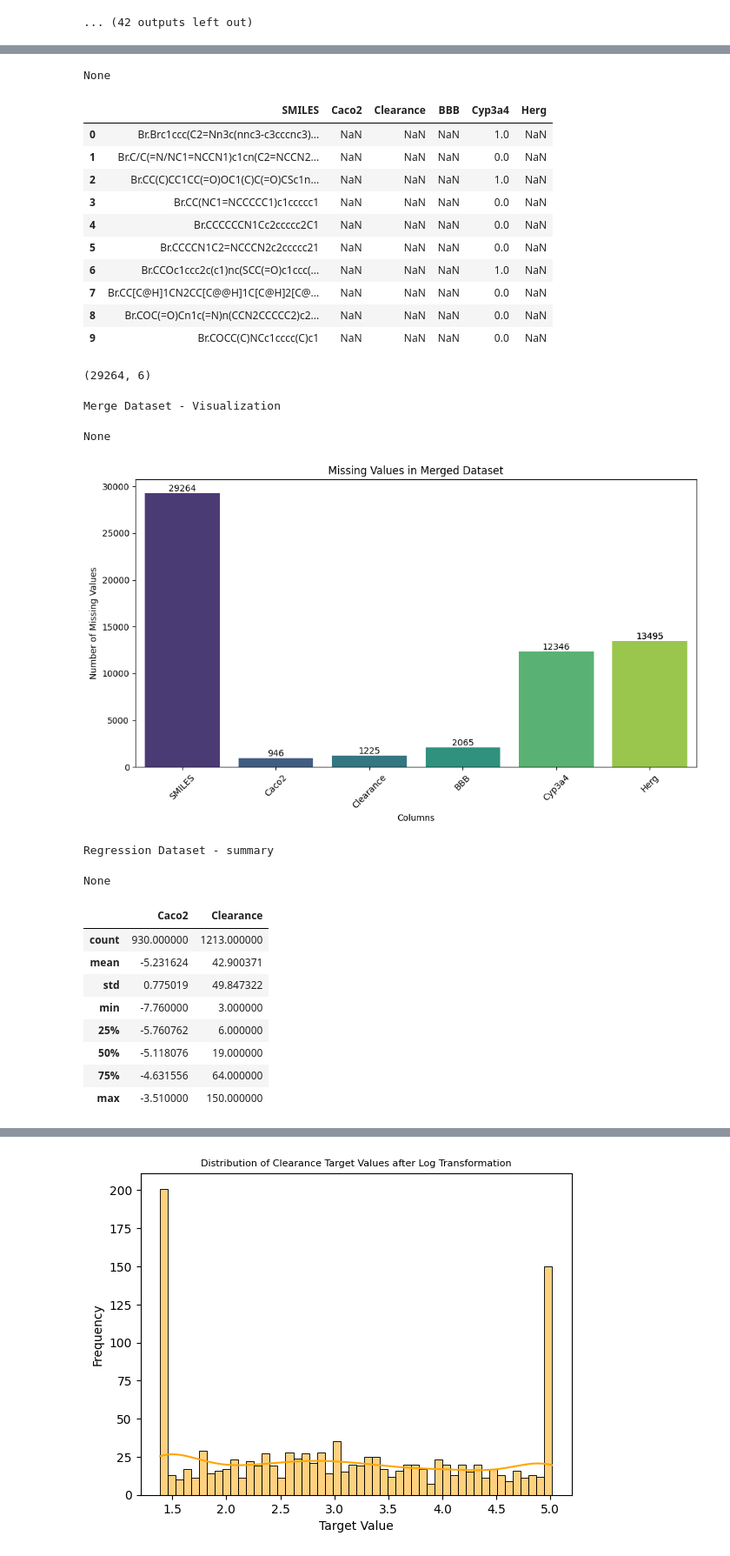
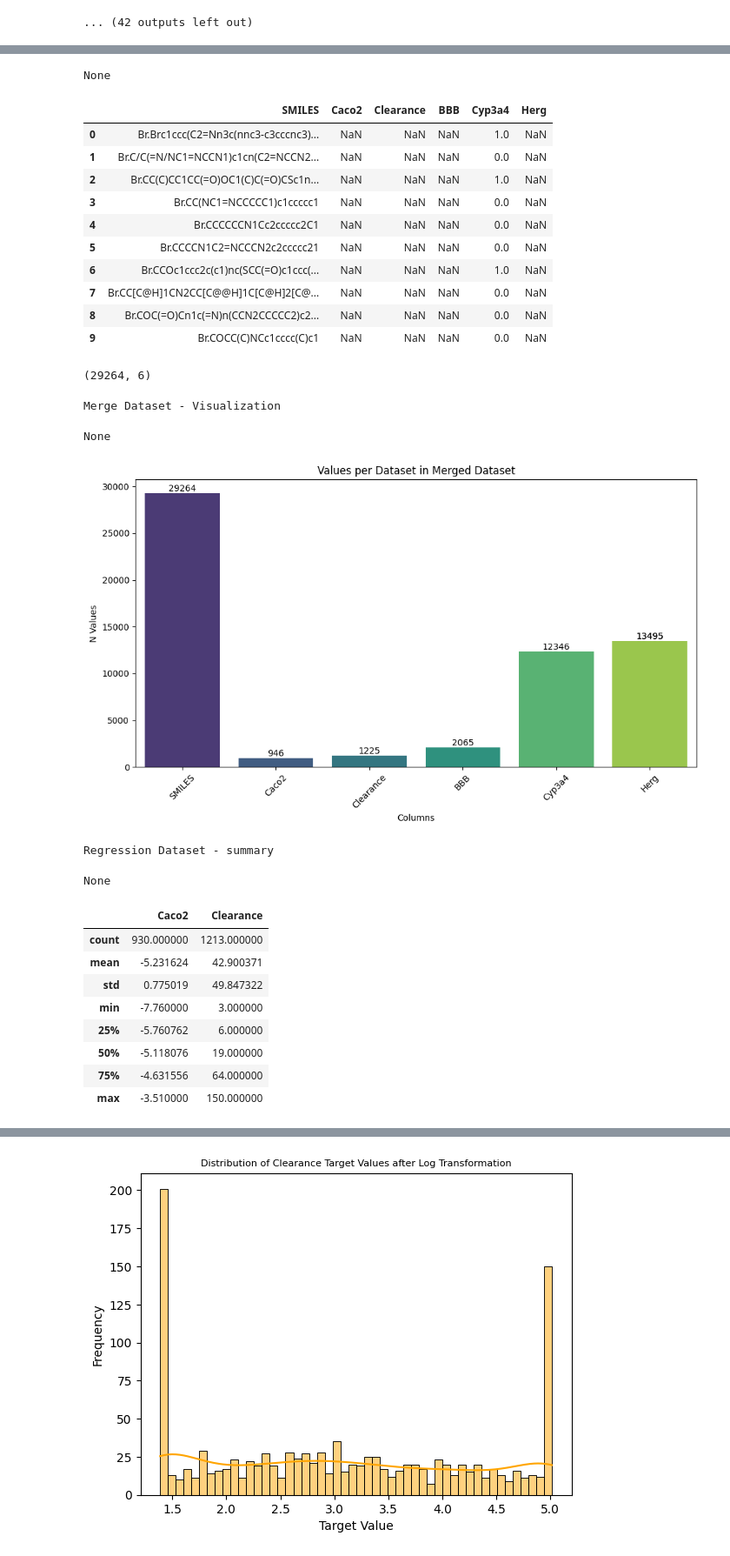
Before and after one commit to PauloSMP/ADMET_Project, a Jupyter notebook: projecto.ipynb, the cells around one changed output, grey strips where cells are left out. Shown at 87% size. Saved outputs shown, nothing was run; the diff lists cells and outputs as text; code cells hidden in the pictures.

```diff
--- a/projecto.ipynb
+++ b/projecto.ipynb
@@ -256,9 +255,9 @@ sns.barplot(x = df_merged.notna().sum().index, y = df_merged.notna().sum().value
 for container in ax.containers:
     ax.bar_label(container, fmt = "%d", label_type = "edge")
 ax.bar_label(container, fmt = "%d", label_type = "edge")
-plt.title ("Missing Values in Merged Dataset")
+plt.title ("Values per Dataset in Merged Dataset")
 plt.xlabel ("Columns")
-plt.ylabel ("Number of Missing Values")
+plt.ylabel ("N Values")
 plt.xticks(rotation = 45)
 plt.tight_layout()
 plt.show()
@@ -267,34 +266,34 @@ plt.show()
 
 
 # Separate regression and classification datasets for modeling
 # Regression
 display (print ("Regression Dataset - summary"))
 display (df_regression.describe())
 display (df_regression.head(10))
 display (df_regression.shape)
 # Classification
 display (print ("Classification Dataset - summary"))
 display (df_classification.describe())
 display (df_classification.head(10))
 display (df_classification.shape)
 # %% [output]
 Merged Dataset - Summary Statistics and Information
 None
 |  | SMILES | Caco2 | Clearance | BBB | Cyp3a4 | Herg |
 | 0 | Br.Brc1ccc(C2=Nn3c(nnc3-c3cccnc3)... | NaN | NaN | NaN | 1.0 | NaN |
 | 1 | Br.C/C(=N/NC1=NCCN1)c1cn(C2=NCCN2... | NaN | NaN | NaN | 0.0 | NaN |
 | 2 | Br.CC(C)CC1CC(=O)OC1(C)C(=O)CSc1n... | NaN | NaN | NaN | 1.0 | NaN |
 | 3 | Br.CC(NC1=NCCCCC1)c1ccccc1 | NaN | NaN | NaN | 0.0 | NaN |
 | 4 | Br.CCCCCCN1Cc2ccccc2C1 | NaN | NaN | NaN | 0.0 | NaN |
 | 5 | Br.CCCCN1C2=NCCCN2c2ccccc21 | NaN | NaN | NaN | 0.0 | NaN |
 | 6 | Br.CCOc1ccc2c(c1)nc(SCC(=O)c1ccc(... | NaN | NaN | NaN | 1.0 | NaN |
 | 7 | Br.CC[C@H]1CN2CC[C@@H]1C[C@H]2[C@... | NaN | NaN | NaN | 0.0 | NaN |
 | 8 | Br.COC(=O)Cn1c(=N)n(CCN2CCCCC2)c2... | NaN | NaN | NaN | 0.0 | NaN |
 | 9 | Br.COCC(C)NCc1cccc(C)c1 | NaN | NaN | NaN | 0.0 | NaN |
 (29264, 6)
 Merge Dataset - Visualization
 None
-[figure, old version]
+[figure, new version]
 Regression Dataset - summary
 None
 |  | Caco2 | Clearance |
```
Also changed, not shown: parts of 5 cells of this notebook.
